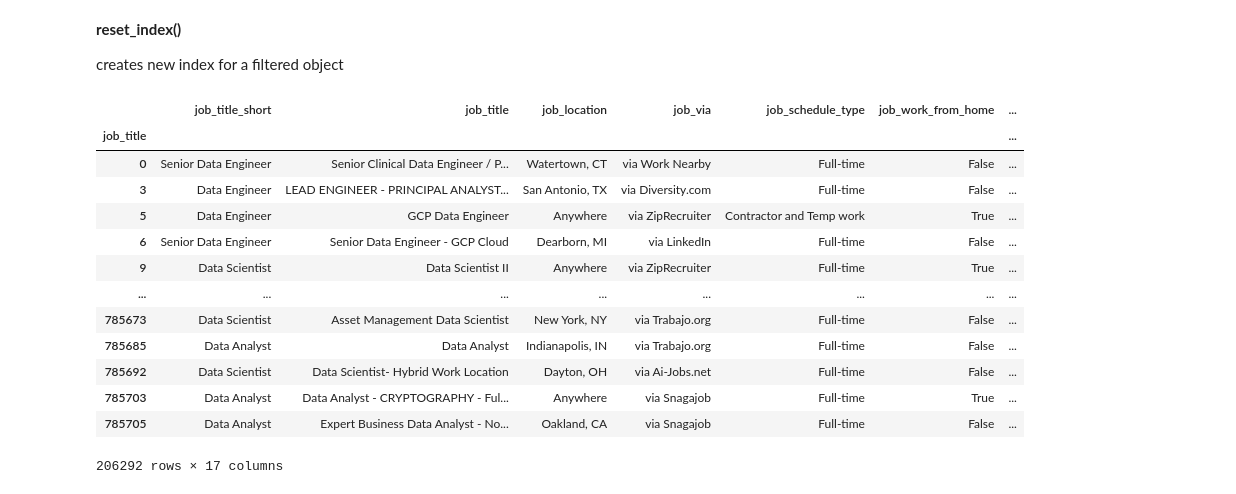
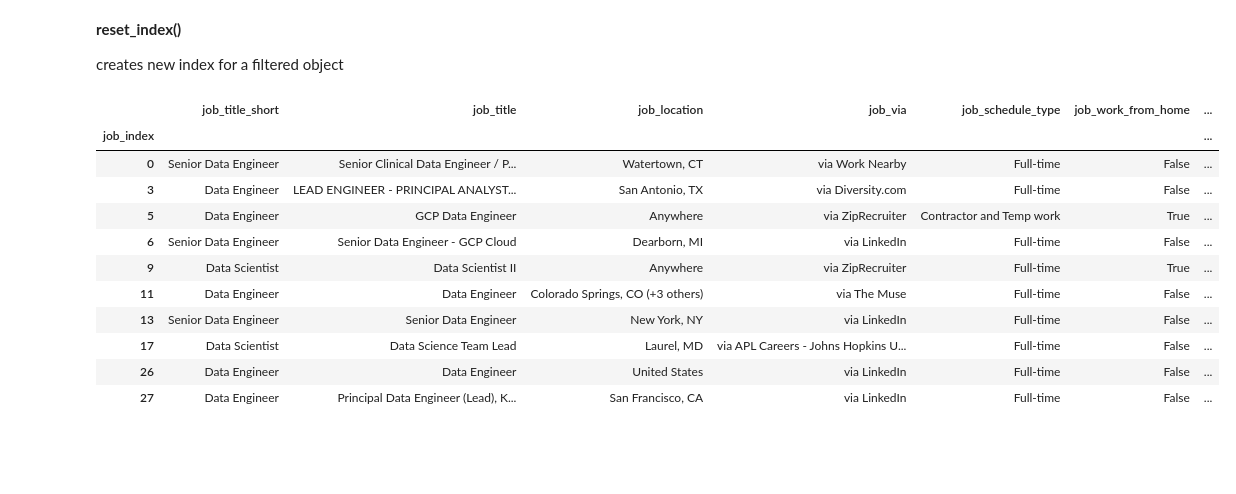
Before and after one commit to okiromosh/Learning-Python-Data, a Jupyter notebook: Python Pandas 6_Index Managment.ipynb, the cells around one changed output. Drawn from its saved outputs; the diff is of its cells as text; code cells hidden in the pictures; blank space fills up the shorter version.

Commit message:
data 6

```diff
--- a/Python Pandas 6_Index Managment.ipynb
+++ b/Python Pandas 6_Index Managment.ipynb
@@ -18,7 +18,7 @@ df.sample(3)
 # %% [markdown]
 Creating a name for the index col
 # %%
-df.index.name = 'job_title'
+df.index.name = 'job_index'
 # %% [markdown]
 **reset_index()**
 
@@ -26,19 +26,17 @@ creates new index for a filtered object
 # %%
 df_usa = df[df['job_country'] == 'United States']
 # %%
-df_usa
+df_usa.head(10)
 # %% [output]
 |  | job_title_short | job_title | job_location | job_via | job_schedule_type | job_work_from_home | ... |
-| job_title |  |  |  |  |  |  | ... |
+| job_index |  |  |  |  |  |  | ... |
 | 0 | Senior Data Engineer | Senior Clinical Data Engineer / P... | Watertown, CT | via Work Nearby | Full-time | False | ... |
 | 3 | Data Engineer | LEAD ENGINEER - PRINCIPAL ANALYST... | San Antonio, TX | via Diversity.com | Full-time | False | ... |
 | 5 | Data Engineer | GCP Data Engineer | Anywhere | via ZipRecruiter | Contractor and Temp work | True | ... |
 | 6 | Senior Data Engineer | Senior Data Engineer - GCP Cloud | Dearborn, MI | via LinkedIn | Full-time | False | ... |
 | 9 | Data Scientist | Data Scientist II | Anywhere | via ZipRecruiter | Full-time | True | ... |
-| ... | ... | ... | ... | ... | ... | ... | ... |
-| 785673 | Data Scientist | Asset Management Data Scientist | New York, NY | via Trabajo.org | Full-time | False | ... |
-| 785685 | Data Analyst | Data Analyst | Indianapolis, IN | via Trabajo.org | Full-time | False | ... |
-| 785692 | Data Scientist | Data Scientist- Hybrid Work Location | Dayton, OH | via Ai-Jobs.net | Full-time | False | ... |
-| 785703 | Data Analyst | Data Analyst - CRYPTOGRAPHY - Ful... | Anywhere | via Snagajob | Full-time | True | ... |
-| 785705 | Data Analyst | Expert Business Data Analyst - No... | Oakland, CA | via Snagajob | Full-time | False | ... |
+| 11 | Data Engineer | Data Engineer | Colorado Springs, CO (+3 others) | via The Muse | Full-time | False | ... |
+| 13 | Senior Data Engineer | Senior Data Engineer | New York, NY | via LinkedIn | Full-time | False | ... |
+| 17 | Data Scientist | Data Science Team Lead | Laurel, MD | via APL Careers - Johns Hopkins U... | Full-time | False | ... |
+| 26 | Data Engineer | Data Engineer | United States | via LinkedIn | Full-time | False | ... |
+| 27 | Data Engineer | Principal Data Engineer (Lead), K... | San Francisco, CA | via LinkedIn | Full-time | False | ... |
-206292 rows × 17 columns
```
Also changed, not shown: parts of 7 cells of this notebook.
